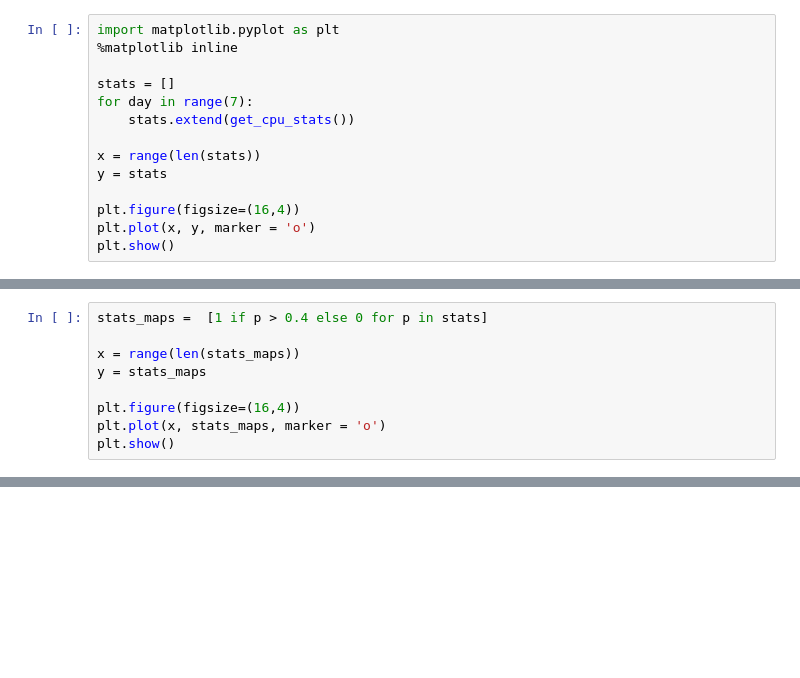
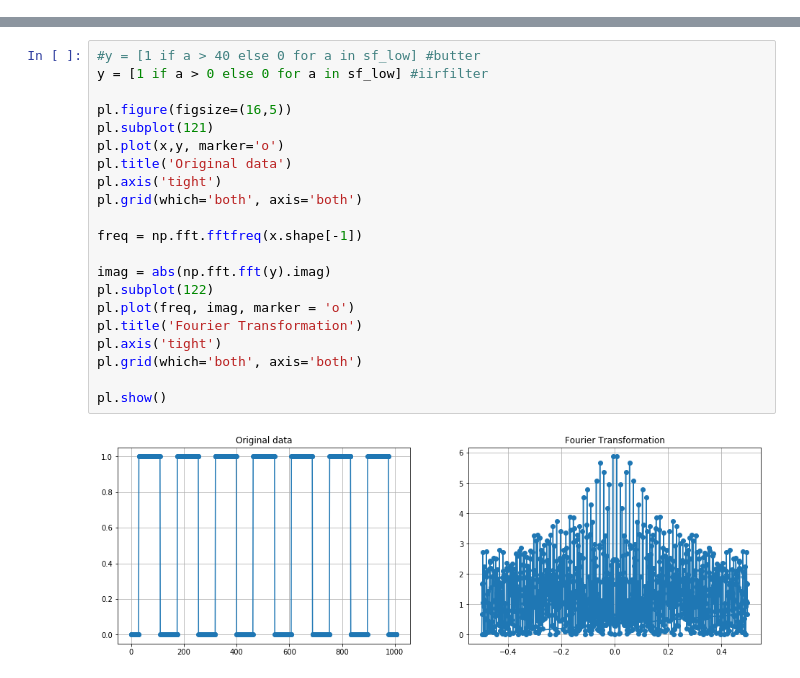
Before and after one commit to guolinp/jupyter_notebooks, a Jupyter notebook: make_fake_cpu_stats.ipynb, the cells around one changed output, grey strips where cells are left out. Drawn from its saved outputs; the diff is of its cells as text; blank space fills up the shorter version.

Commit message:
filter the cpu stats

```diff
--- a/make_fake_cpu_stats.ipynb
+++ b/make_fake_cpu_stats.ipynb
@@ -62,14 +34,0 @@ def get_cpu_stats():
-# %%
-import matplotlib.pyplot as plt
-%matplotlib inline
-
-stats = []
-for day in range(7):
-    stats.extend(get_cpu_stats())
-
-x = range(len(stats))
-y = stats
-
-plt.figure(figsize=(16,4))
-plt.plot(x, y, marker = 'o')
-plt.show()
@@ -78,9 +34,0 @@ plt.show()
-# %%
-stats_maps =  [1 if p > 0.4 else 0 for p in stats]
-
-x = range(len(stats_maps))
-y = stats_maps
-
-plt.figure(figsize=(16,4))
-plt.plot(x, stats_maps, marker = 'o')
-plt.show()
@@ -118,0 +134,23 @@ print T
+# %%
+#y = [1 if a > 40 else 0 for a in sf_low] #butter
+y = [1 if a > 0 else 0 for a in sf_low] #iirfilter
+
+pl.figure(figsize=(16,5))
+pl.subplot(121)
+pl.plot(x,y, marker='o')
+pl.title('Original data')
+pl.axis('tight')
+pl.grid(which='both', axis='both')
+
+freq = np.fft.fftfreq(x.shape[-1])
+
+imag = abs(np.fft.fft(y).imag)
+pl.subplot(122)
+pl.plot(freq, imag, marker = 'o')
+pl.title('Fourier Transformation')
+pl.axis('tight')
+pl.grid(which='both', axis='both')
+
+pl.show()
+# %% [output]
+[figure, added]
```
Also changed, not shown: parts of 9 cells of this notebook.
